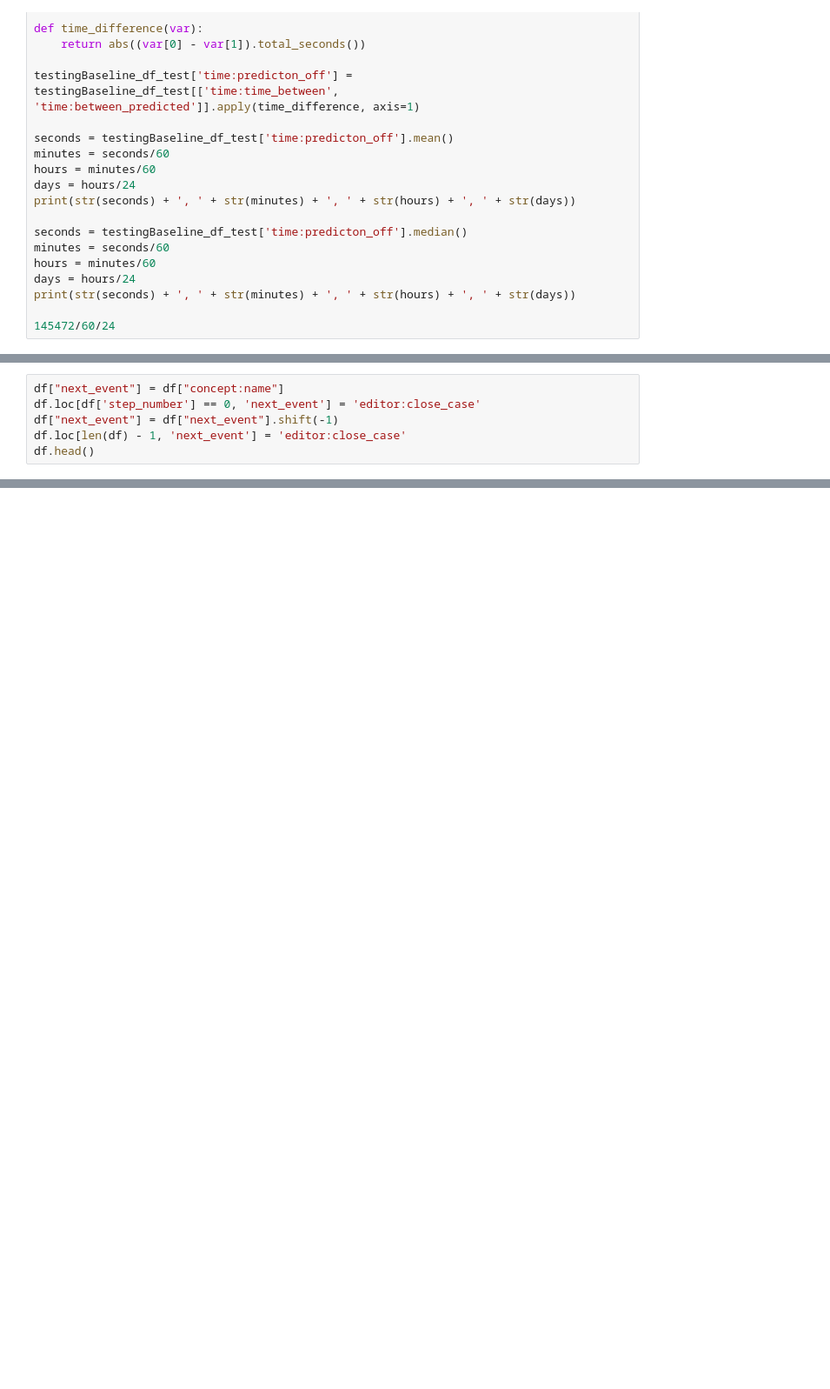
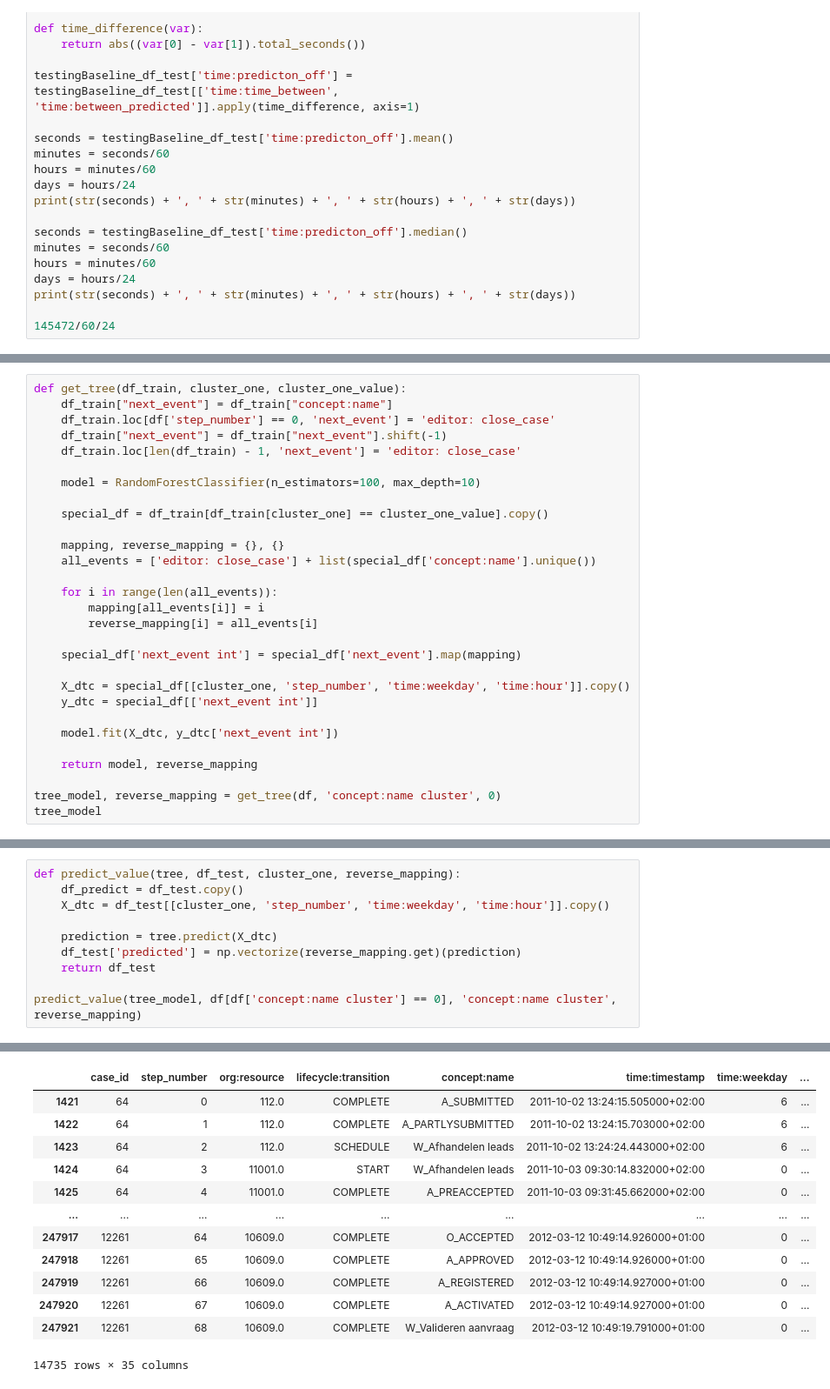
Before and after one commit to erenaydoslu/process-minning, a Jupyter notebook: Miner.ipynb, the cells around one changed output, grey strips where cells are left out. Shown at 87% size. Drawn from its saved outputs; the diff is of its cells as text; blank space fills up the shorter version.

Commit message:
Structured clustered prediction

```diff
--- a/Miner.ipynb
+++ b/Miner.ipynb
@@ -571,6 +510,0 @@ df
-# %%
-df["next_event"] = df["concept:name"]
-df.loc[df['step_number'] == 0, 'next_event'] = 'editor:close_case'
-df["next_event"] = df["next_event"].shift(-1)
-df.loc[len(df) - 1, 'next_event'] = 'editor:close_case'
-df.head()
@@ -604,0 +561,29 @@ X_dtc
+# %%
+def get_tree(df_train, cluster_one, cluster_one_value):
+    df_train["next_event"] = df_train["concept:name"]
+    df_train.loc[df['step_number'] == 0, 'next_event'] = 'editor: close_case'
+    df_train["next_event"] = df_train["next_event"].shift(-1)
+    df_train.loc[len(df_train) - 1, 'next_event'] = 'editor: close_case'
+
+    model = RandomForestClassifier(n_estimators=100, max_depth=10)
+
+    special_df = df_train[df_train[cluster_one] == cluster_one_value].copy()
+
+    mapping, reverse_mapping = {}, {}
+    all_events = ['editor: close_case'] + list(special_df['concept:name'].unique())
+
+    for i in range(len(all_events)):
+        mapping[all_events[i]] = i
+        reverse_mapping[i] = all_events[i]
+
+    special_df['next_event int'] = special_df['next_event'].map(mapping)
+
+    X_dtc = special_df[[cluster_one, 'step_number', 'time:weekday', 'time:hour']].copy()
+    y_dtc = special_df[['next_event int']]
+
+    model.fit(X_dtc, y_dtc['next_event int'])
+
+    return model, reverse_mapping
+
+tree_model, reverse_mapping = get_tree(df, 'concept:name cluster', 0)
+tree_model
@@ -604,0 +616,11 @@ X_dtc
+# %%
+def predict_value(tree, df_test, cluster_one, reverse_mapping):
+    df_predict = df_test.copy()
+    X_dtc = df_test[[cluster_one, 'step_number', 'time:weekday', 'time:hour']].copy()
+
+    prediction = tree.predict(X_dtc)
+    df_test['predicted'] = np.vectorize(reverse_mapping.get)(prediction)
+    return df_test
+
+predict_value(tree_model, df[df['concept:name cluster'] == 0], 'concept:name cluster', reverse_mapping)
+# %% [output]
@@ -604,0 +632,13 @@ X_dtc
+|  | case_id | step_number | org:resource | lifecycle:transition | concept:name | time:timestamp | time:weekday | ... |
+| 1421 | 64 | 0 | 112.0 | COMPLETE | A_SUBMITTED | 2011-10-02 13:24:15.505000+02:00 | 6 | ... |
+| 1422 | 64 | 1 | 112.0 | COMPLETE | A_PARTLYSUBMITTED | 2011-10-02 13:24:15.703000+02:00 | 6 | ... |
+| 1423 | 64 | 2 | 112.0 | SCHEDULE | W_Afhandelen leads | 2011-10-02 13:24:24.443000+02:00 | 6 | ... |
+| 1424 | 64 | 3 | 11001.0 | START | W_Afhandelen leads | 2011-10-03 09:30:14.832000+02:00 | 0 | ... |
+| 1425 | 64 | 4 | 11001.0 | COMPLETE | A_PREACCEPTED | 2011-10-03 09:31:45.662000+02:00 | 0 | ... |
+| ... | ... | ... | ... | ... | ... | ... | ... | ... |
+| 247917 | 12261 | 64 | 10609.0 | COMPLETE | O_ACCEPTED | 2012-03-12 10:49:14.926000+01:00 | 0 | ... |
+| 247918 | 12261 | 65 | 10609.0 | COMPLETE | A_APPROVED | 2012-03-12 10:49:14.926000+01:00 | 0 | ... |
+| 247919 | 12261 | 66 | 10609.0 | COMPLETE | A_REGISTERED | 2012-03-12 10:49:14.927000+01:00 | 0 | ... |
+| 247920 | 12261 | 67 | 10609.0 | COMPLETE | A_ACTIVATED | 2012-03-12 10:49:14.927000+01:00 | 0 | ... |
+| 247921 | 12261 | 68 | 10609.0 | COMPLETE | W_Valideren aanvraag | 2012-03-12 10:49:19.791000+01:00 | 0 | ... |
+14735 rows × 35 columns
```
Also changed, not shown: parts of 12 cells of this notebook.
